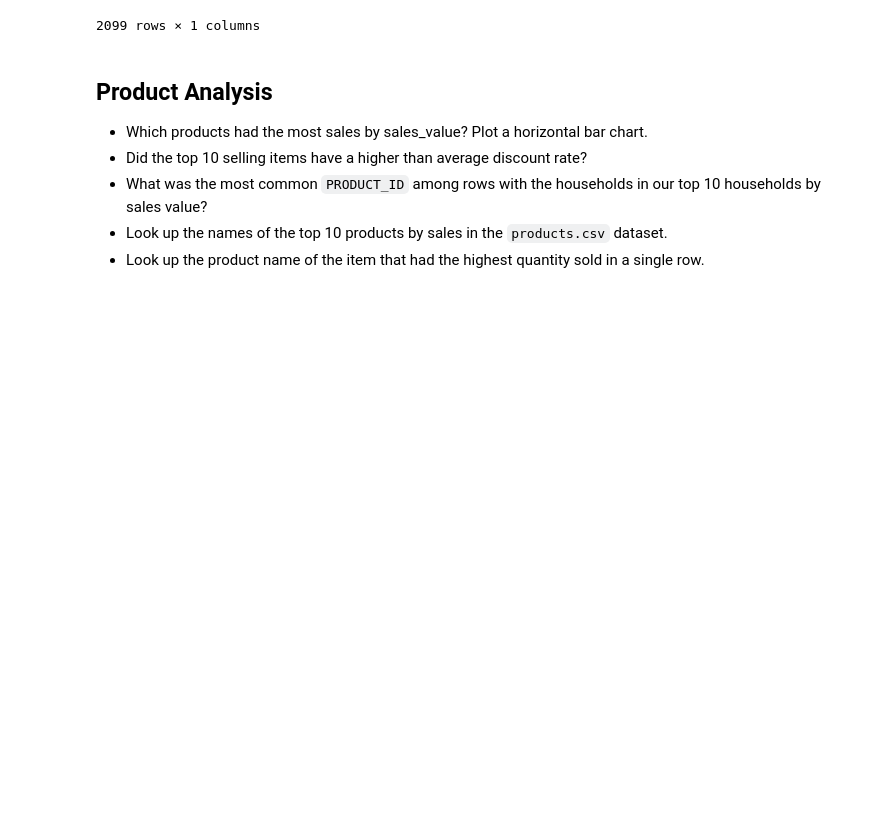
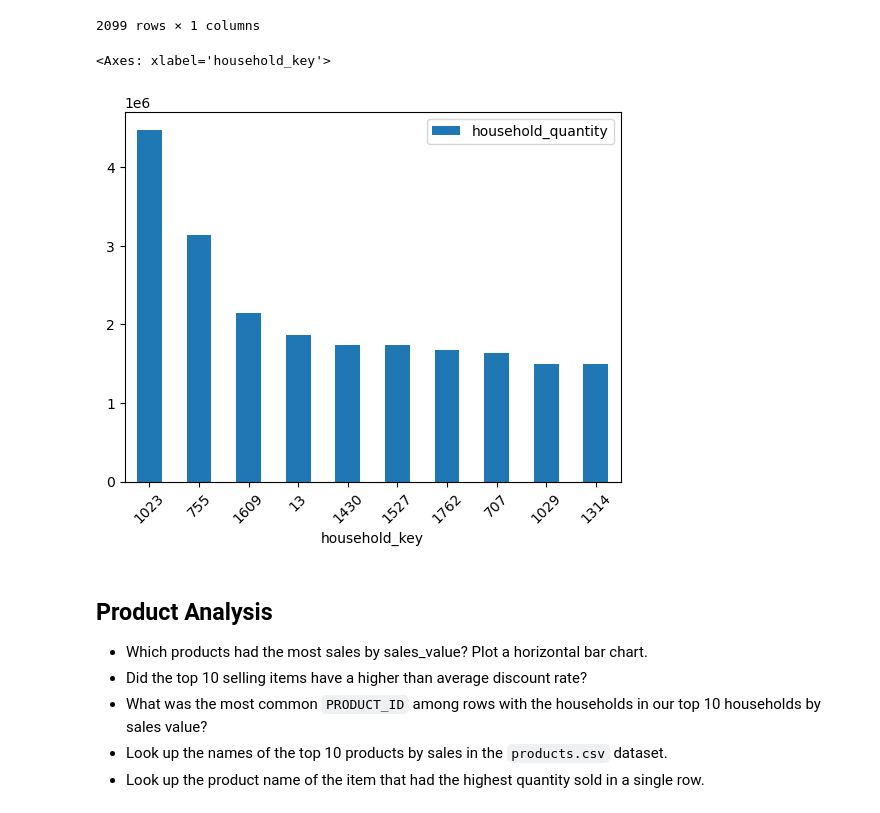
Before and after one commit to atsianis/Sales-Analysis-w-Pandas, a Jupyter notebook: section06_midcourse_project.ipynb, the cells around one changed output. Saved outputs shown, nothing was run; the diff lists cells and outputs as text; code cells hidden in the pictures; blank space fills up the shorter version.

```diff
--- a/section06_midcourse_project.ipynb
+++ b/section06_midcourse_project.ipynb
@@ -303,4 +303,7 @@ quantity_per_household
 | 2099 | 52524 |
 2099 rows × 1 columns
 # %%
-sales_per_household.sort_values("household_sales" ,ascending=False).iloc[:10].plot.bar(rot=45)
+quantity_per_household.sort_values("household_quantity" ,ascending=False).iloc[:10].plot.bar(rot=45)
+# %% [output]
+<Axes: xlabel='household_key'>
+[figure, added]
```
Also changed, not shown: parts of 3 cells of this notebook.
